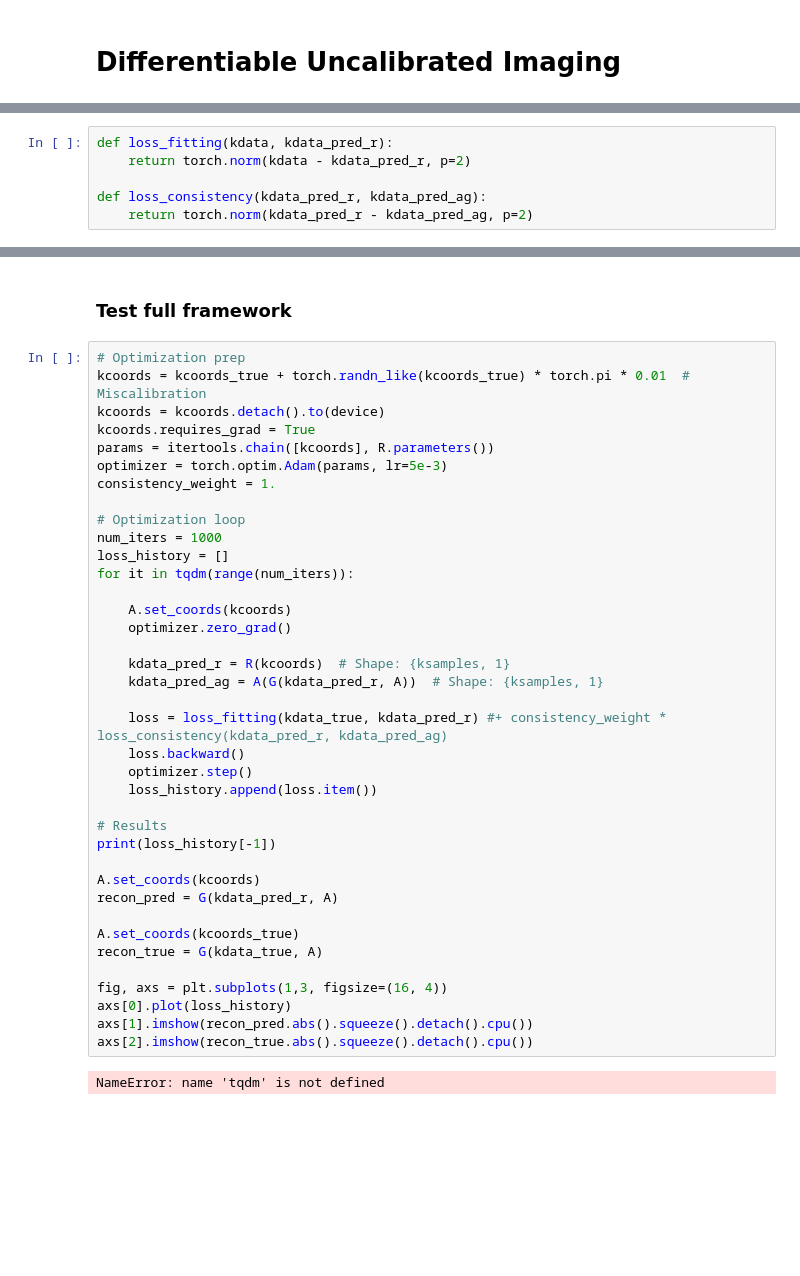
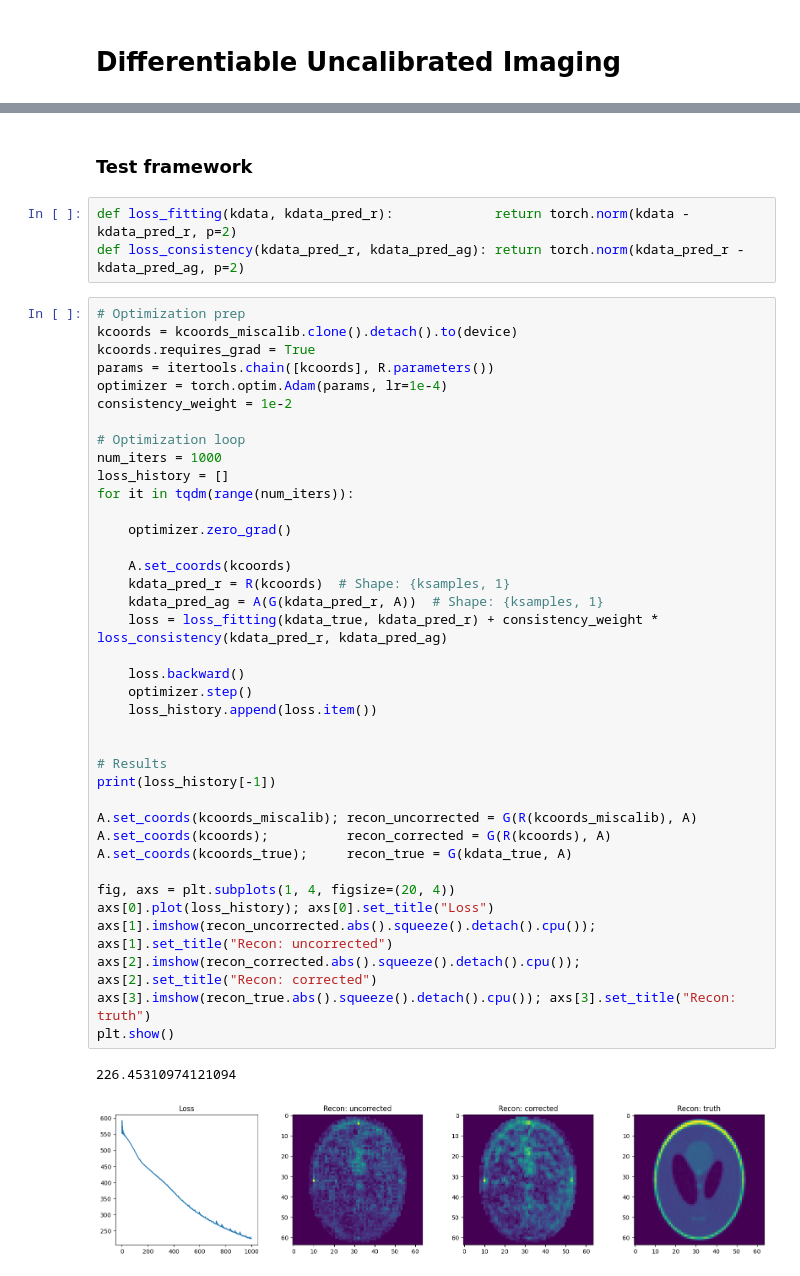
Before and after one commit to cnmy-ro/roci, a Jupyter notebook: algorithms/implicit_repr/Demo--Diff_Uncalib_Imaging.ipynb, the cells around one changed output, grey strips where cells are left out. Drawn from its saved outputs; the diff is of its cells as text; blank space fills up the shorter version.

```diff
--- a/algorithms/implicit_repr/Demo--Diff_Uncalib_Imaging.ipynb
+++ b/algorithms/implicit_repr/Demo--Diff_Uncalib_Imaging.ipynb
@@ -77,7 +153 @@ class ReconstructorSimple:
-# %%
-def loss_fitting(kdata, kdata_pred_r):
-    return torch.norm(kdata - kdata_pred_r, p=2)
-
-def loss_consistency(kdata_pred_r, kdata_pred_ag):
-    return torch.norm(kdata_pred_r - kdata_pred_ag, p=2)
 # %%
@@ -156,42 +180,46 @@ None
 # %% [markdown]
-### Test full framework
+### Test framework
+# %%
+def loss_fitting(kdata, kdata_pred_r):             return torch.norm(kdata - kdata_pred_r, p=2)
+def loss_consistency(kdata_pred_r, kdata_pred_ag): return torch.norm(kdata_pred_r - kdata_pred_ag, p=2)
 # %%
 # Optimization prep
-kcoords = kcoords_true + torch.randn_like(kcoords_true) * torch.pi * 0.01  # Miscalibration
-kcoords = kcoords.detach().to(device)
+kcoords = kcoords_miscalib.clone().detach().to(device)
 kcoords.requires_grad = True
 params = itertools.chain([kcoords], R.parameters())
-optimizer = torch.optim.Adam(params, lr=5e-3)
-consistency_weight = 1.
+optimizer = torch.optim.Adam(params, lr=1e-4)
+consistency_weight = 1e-2
 
 # Optimization loop
 num_iters = 1000
 loss_history = []
 for it in tqdm(range(num_iters)):
 
-    A.set_coords(kcoords)
     optimizer.zero_grad()
 
+    A.set_coords(kcoords)
     kdata_pred_r = R(kcoords)  # Shape: {ksamples, 1}
     kdata_pred_ag = A(G(kdata_pred_r, A))  # Shape: {ksamples, 1}
+    loss = loss_fitting(kdata_true, kdata_pred_r) + consistency_weight * loss_consistency(kdata_pred_r, kdata_pred_ag)
 
-    loss = loss_fitting(kdata_true, kdata_pred_r) #+ consistency_weight * loss_consistency(kdata_pred_r, kdata_pred_ag)
     loss.backward()
     optimizer.step()
     loss_history.append(loss.item())
 
+
 # Results
 print(loss_history[-1])
 
-A.set_coords(kcoords)
-recon_pred = G(kdata_pred_r, A)
+A.set_coords(kcoords_miscalib); recon_uncorrected = G(R(kcoords_miscalib), A)
+A.set_coords(kcoords);          recon_corrected = G(R(kcoords), A)
+A.set_coords(kcoords_true);     recon_true = G(kdata_true, A)
 
-A.set_coords(kcoords_true)
-recon_true = G(kdata_true, A)
-
-fig, axs = plt.subplots(1,3, figsize=(16, 4))
-axs[0].plot(loss_history)
-axs[1].imshow(recon_pred.abs().squeeze().detach().cpu())
-axs[2].imshow(recon_true.abs().squeeze().detach().cpu())
+fig, axs = plt.subplots(1, 4, figsize=(20, 4))
+axs[0].plot(loss_history); axs[0].set_title("Loss")
+axs[1].imshow(recon_uncorrected.abs().squeeze().detach().cpu()); axs[1].set_title("Recon: uncorrected")
+axs[2].imshow(recon_corrected.abs().squeeze().detach().cpu()); axs[2].set_title("Recon: corrected")
+axs[3].imshow(recon_true.abs().squeeze().detach().cpu()); axs[3].set_title("Recon: truth")
+plt.show()
 # %% [output]
-NameError: name 'tqdm' is not defined
+226.45310974121094
+[figure, added]
```
Also changed, not shown: parts of 7 cells of this notebook.
